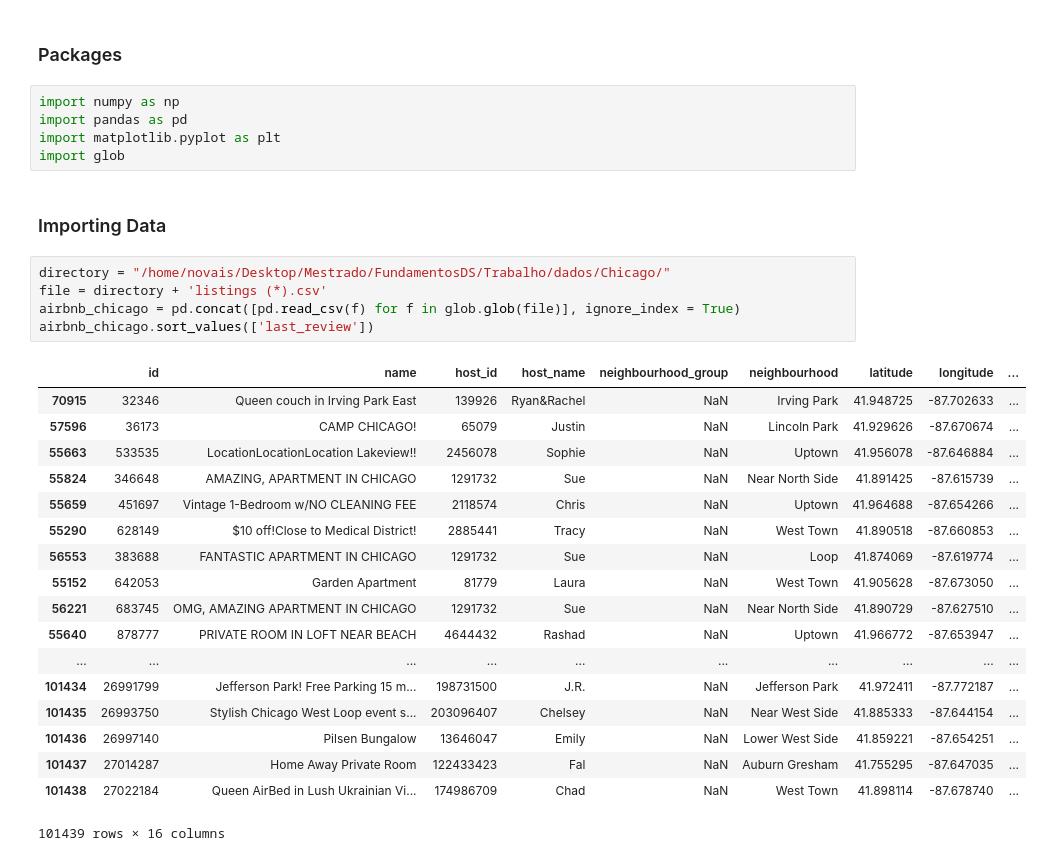
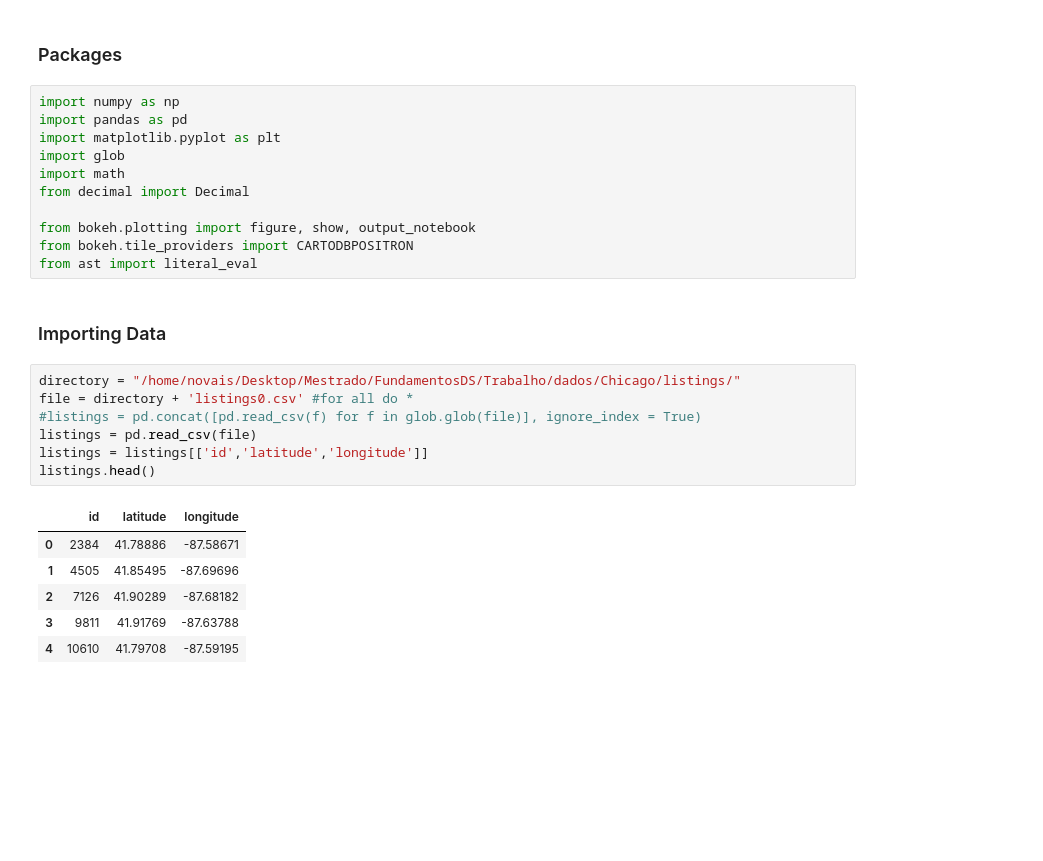
Before and after one commit to NovaisGabriel/DataScienceEMAp_AraujoNovais, a Jupyter notebook: DataScienceWork.ipynb, the cells around one changed output. Cells and saved outputs as stored; diff of their text form; blank space fills up the shorter version.

```diff
--- a/DataScienceWork.ipynb
+++ b/DataScienceWork.ipynb
@@ -26,29 +26,25 @@ import numpy as np
 import pandas as pd
 import matplotlib.pyplot as plt
 import glob
+import math
+from decimal import Decimal
+
+from bokeh.plotting import figure, show, output_notebook
+from bokeh.tile_providers import CARTODBPOSITRON
+from ast import literal_eval
 # %% [markdown]
 ### Importing Data
 # %%
-directory = "/home/novais/Desktop/Mestrado/FundamentosDS/Trabalho/dados/Chicago/"
-file = directory + 'listings (*).csv'
-airbnb_chicago = pd.concat([pd.read_csv(f) for f in glob.glob(file)], ignore_index = True)
-airbnb_chicago.sort_values(['last_review'])
+directory = "/home/novais/Desktop/Mestrado/FundamentosDS/Trabalho/dados/Chicago/listings/"
+file = directory + 'listings0.csv' #for all do *
+#listings = pd.concat([pd.read_csv(f) for f in glob.glob(file)], ignore_index = True)
+listings = pd.read_csv(file)
+listings = listings[['id','latitude','longitude']]
+listings.head()
 # %% [output]
-|  | id | name | host_id | host_name | neighbourhood_group | neighbourhood | latitude | longitude | ... |
-| 70915 | 32346 | Queen couch in Irving Park East | 139926 | Ryan&Rachel | NaN | Irving Park | 41.948725 | -87.702633 | ... |
-| 57596 | 36173 | CAMP CHICAGO! | 65079 | Justin | NaN | Lincoln Park | 41.929626 | -87.670674 | ... |
-| 55663 | 533535 | LocationLocationLocation Lakeview!! | 2456078 | Sophie | NaN | Uptown | 41.956078 | -87.646884 | ... |
-| 55824 | 346648 | AMAZING, APARTMENT IN CHICAGO | 1291732 | Sue | NaN | Near North Side | 41.891425 | -87.615739 | ... |
-| 55659 | 451697 | Vintage 1-Bedroom w/NO CLEANING FEE | 2118574 | Chris | NaN | Uptown | 41.964688 | -87.654266 | ... |
-| 55290 | 628149 | $10 off!Close to Medical District! | 2885441 | Tracy | NaN | West Town | 41.890518 | -87.660853 | ... |
-| 56553 | 383688 | FANTASTIC APARTMENT IN CHICAGO | 1291732 | Sue | NaN | Loop | 41.874069 | -87.619774 | ... |
-| 55152 | 642053 | Garden Apartment | 81779 | Laura | NaN | West Town | 41.905628 | -87.673050 | ... |
-| 56221 | 683745 | OMG, AMAZING APARTMENT IN CHICAGO | 1291732 | Sue | NaN | Near North Side | 41.890729 | -87.627510 | ... |
-| 55640 | 878777 | PRIVATE ROOM IN LOFT NEAR BEACH | 4644432 | Rashad | NaN | Uptown | 41.966772 | -87.653947 | ... |
-| ... | ... | ... | ... | ... | ... | ... | ... | ... | ... |
-| 101434 | 26991799 | Jefferson Park! Free Parking 15 m... | 198731500 | J.R. | NaN | Jefferson Park | 41.972411 | -87.772187 | ... |
-| 101435 | 26993750 | Stylish Chicago West Loop event s... | 203096407 | Chelsey | NaN | Near West Side | 41.885333 | -87.644154 | ... |
-| 101436 | 26997140 | Pilsen Bungalow | 13646047 | Emily | NaN | Lower West Side | 41.859221 | -87.654251 | ... |
-| 101437 | 27014287 | Home Away Private Room | 122433423 | Fal | NaN | Auburn Gresham | 41.755295 | -87.647035 | ... |
-| 101438 | 27022184 | Queen AirBed in Lush Ukrainian Vi... | 174986709 | Chad | NaN | West Town | 41.898114 | -87.678740 | ... |
+|  | id | latitude | longitude |
+| 0 | 2384 | 41.78886 | -87.58671 |
+| 1 | 4505 | 41.85495 | -87.69696 |
+| 2 | 7126 | 41.90289 | -87.68182 |
+| 3 | 9811 | 41.91769 | -87.63788 |
+| 4 | 10610 | 41.79708 | -87.59195 |
-101439 rows × 16 columns
```
Also changed, not shown: parts of 9 cells of this notebook.
